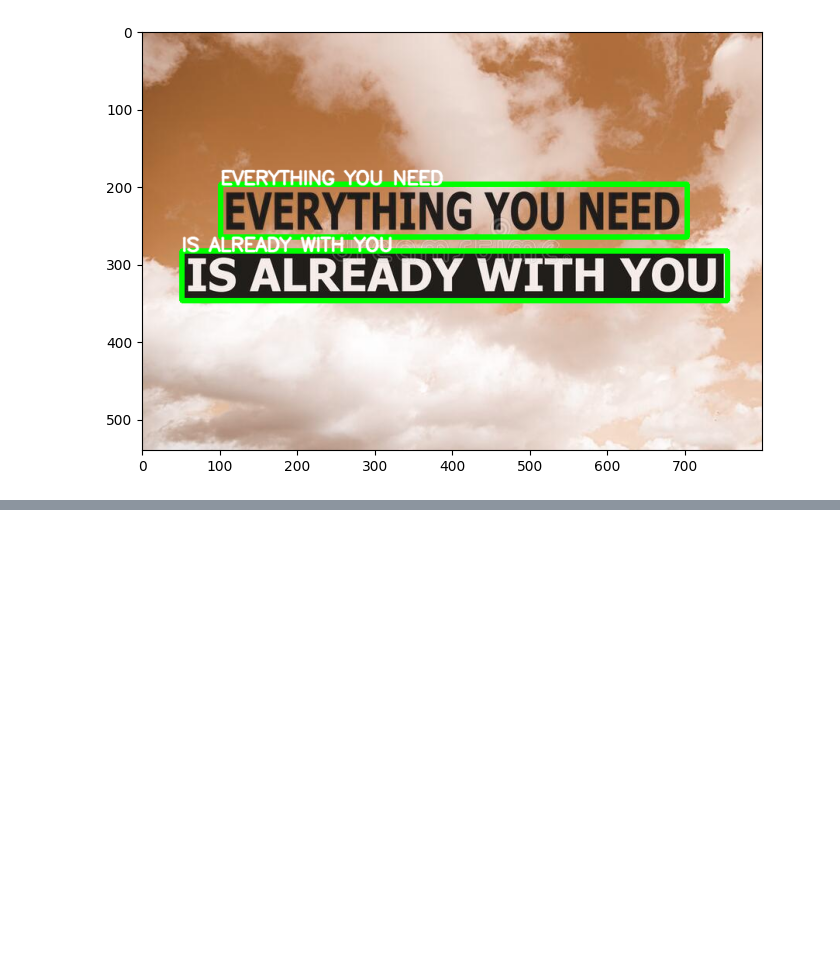
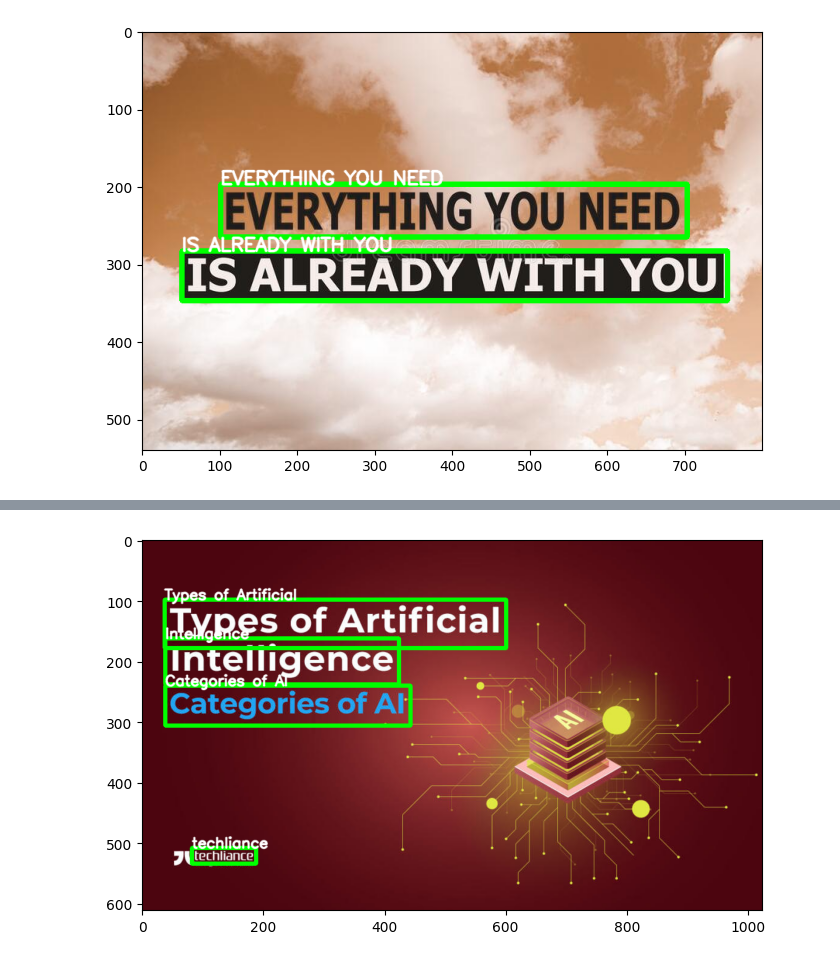
Before and after one commit to Pranav-Kumar12/Optical-Character-Recognition, a Jupyter notebook: ocr.ipynb, the cells around one changed output, grey strips where cells are left out. Drawn from its saved outputs; the diff is of its cells as text; code cells hidden in the pictures; blank space fills up the shorter version.

Commit message:
little changes with individual lines for every pic

```diff
--- a/ocr.ipynb
+++ b/ocr.ipynb
@@ -26,2 +11,4 @@ Using CPU. Note: This module is much faster with a GPU.
 # %% [markdown]
 step 3) Drawing results using openCv ( for single line text)
+# %%
+IMAGE_PATH= 'silent.jpeg'
@@ -60,3 +69,5 @@ plt.imshow(img)
 plt.show()
 # %% [output]
 [figure]
+# %%
+IMAGE_PATH= 'AI_image.jpg'
@@ -62,0 +92,15 @@ plt.show()
+# %%
+# We require to loop through the result in order to get every line detected.
+img= cv2.imread(IMAGE_PATH)
+for line in result:
+  top_left = tuple(line[0][0])
+  bottom_right = tuple(line[0][2])
+  text = line[1]
+  font=cv2.FONT_HERSHEY_SIMPLEX
+  img= cv2.rectangle(img, top_left, bottom_right, (0,255,0),5)
+  img= cv2.putText(img,text,top_left, font, .8, (255,255,255),2, cv2.LINE_AA) # 255,255,255 is color white in rgb
+plt.figure(figsize=(8,8))
+plt.imshow(img)
+plt.show()
+# %% [output]
+[figure, added]
```
Also changed, not shown: parts of 6 cells of this notebook.
